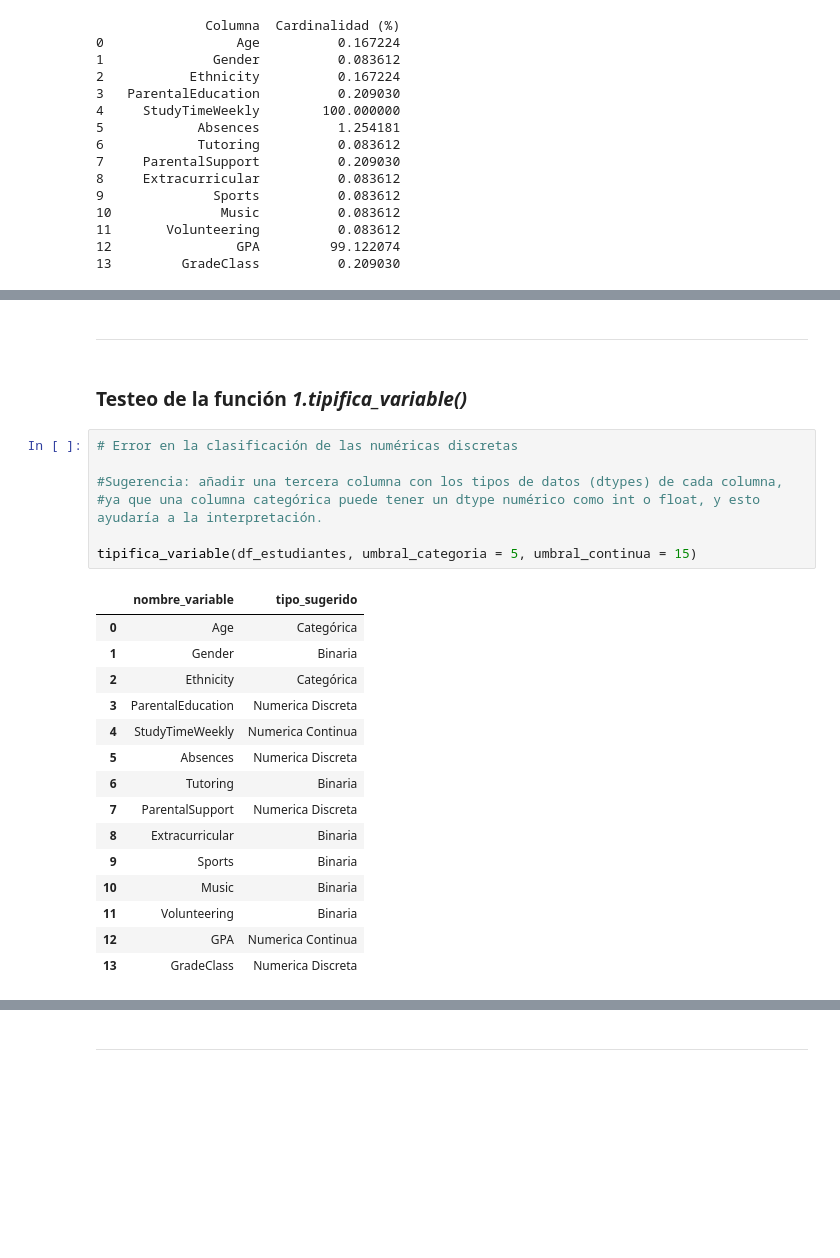
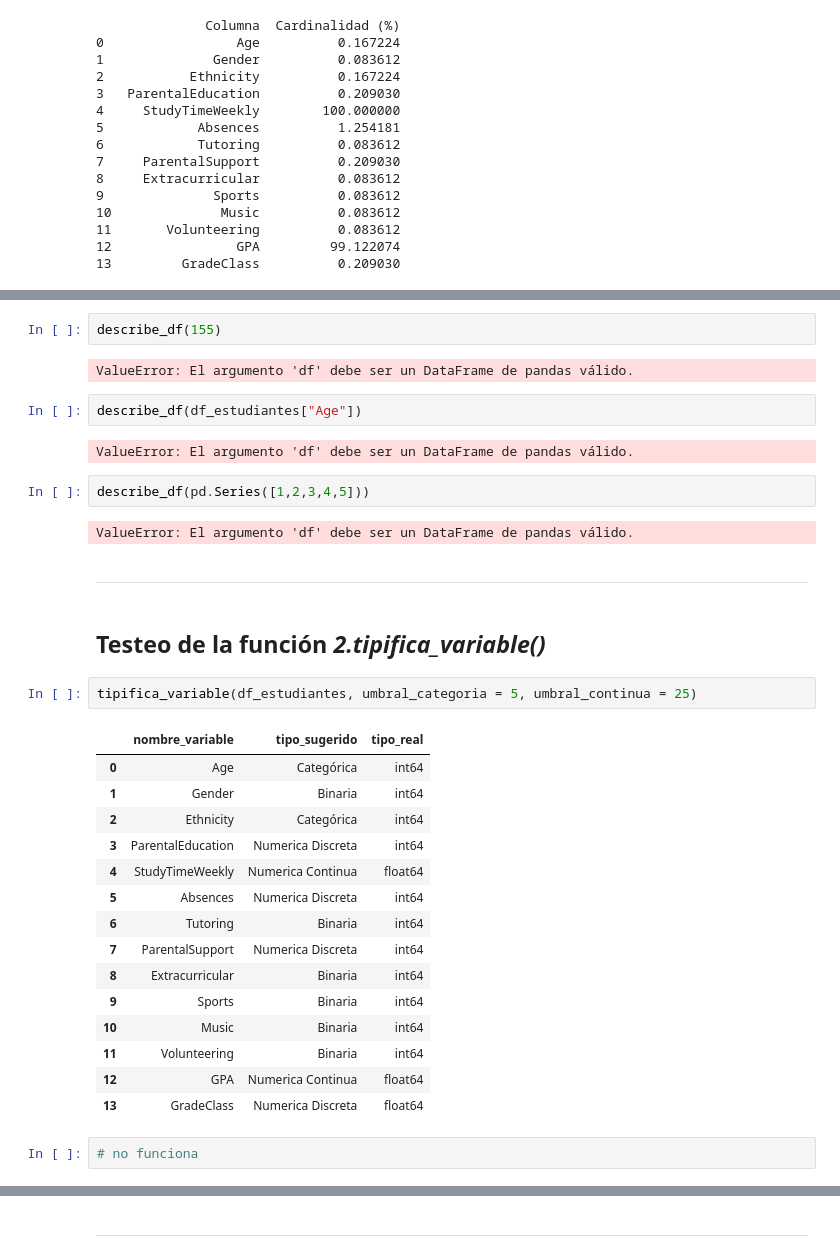
Before and after one commit to apvwbm/Team-Challenge---Lost-in-ML, a Jupyter notebook: Lost_in_ML_ToolBox.ipynb, the cells around one changed output, grey strips where cells are left out. Saved outputs shown, nothing was run; the diff lists cells and outputs as text; blank space fills up the shorter version.

```diff
--- a/Lost_in_ML_ToolBox.ipynb
+++ b/Lost_in_ML_ToolBox.ipynb
@@ -81,27 +125,36 @@ Función describe() CHECK
+# %%
+describe_df(155)
+# %% [output]
+ValueError: El argumento 'df' debe ser un DataFrame de pandas válido.
+# %%
+describe_df(df_estudiantes["Age"])
+# %% [output]
+ValueError: El argumento 'df' debe ser un DataFrame de pandas válido.
+# %%
+describe_df(pd.Series([1,2,3,4,5]))
+# %% [output]
+ValueError: El argumento 'df' debe ser un DataFrame de pandas válido.
 # %% [markdown]
 ----------------------------
 # %% [markdown]
-### Testeo de la función ***1.tipifica_variable()***
+## Testeo de la función ***2.tipifica_variable()***
-# %%
-# Error en la clasificación de las numéricas discretas
-
-#Sugerencia: añadir una tercera columna con los tipos de datos (dtypes) de cada columna,
-#ya que una columna categórica puede tener un dtype numérico como int o float, y esto ayudaría a la interpretación.
-
-tipifica_variable(df_estudiantes, umbral_categoria = 5, umbral_continua = 15)
-# %% [output]
-|  | nombre_variable | tipo_sugerido |
-| 0 | Age | Categórica |
-| 1 | Gender | Binaria |
-| 2 | Ethnicity | Categórica |
-| 3 | ParentalEducation | Numerica Discreta |
-| 4 | StudyTimeWeekly | Numerica Continua |
-| 5 | Absences | Numerica Discreta |
-| 6 | Tutoring | Binaria |
-| 7 | ParentalSupport | Numerica Discreta |
-| 8 | Extracurricular | Binaria |
-| 9 | Sports | Binaria |
-| 10 | Music | Binaria |
-| 11 | Volunteering | Binaria |
-| 12 | GPA | Numerica Continua |
-| 13 | GradeClass | Numerica Discreta |
+# %%
+tipifica_variable(df_estudiantes, umbral_categoria = 5, umbral_continua = 25)
+# %% [output]
+|  | nombre_variable | tipo_sugerido | tipo_real |
+| 0 | Age | Categórica | int64 |
+| 1 | Gender | Binaria | int64 |
+| 2 | Ethnicity | Categórica | int64 |
+| 3 | ParentalEducation | Numerica Discreta | int64 |
+| 4 | StudyTimeWeekly | Numerica Continua | float64 |
+| 5 | Absences | Numerica Discreta | int64 |
+| 6 | Tutoring | Binaria | int64 |
+| 7 | ParentalSupport | Numerica Discreta | int64 |
+| 8 | Extracurricular | Binaria | int64 |
+| 9 | Sports | Binaria | int64 |
+| 10 | Music | Binaria | int64 |
+| 11 | Volunteering | Binaria | int64 |
+| 12 | GPA | Numerica Continua | float64 |
+| 13 | GradeClass | Numerica Discreta | float64 |
+# %%
+# no funciona
```
Also changed, not shown: parts of 76 cells of this notebook, 2 other files.
